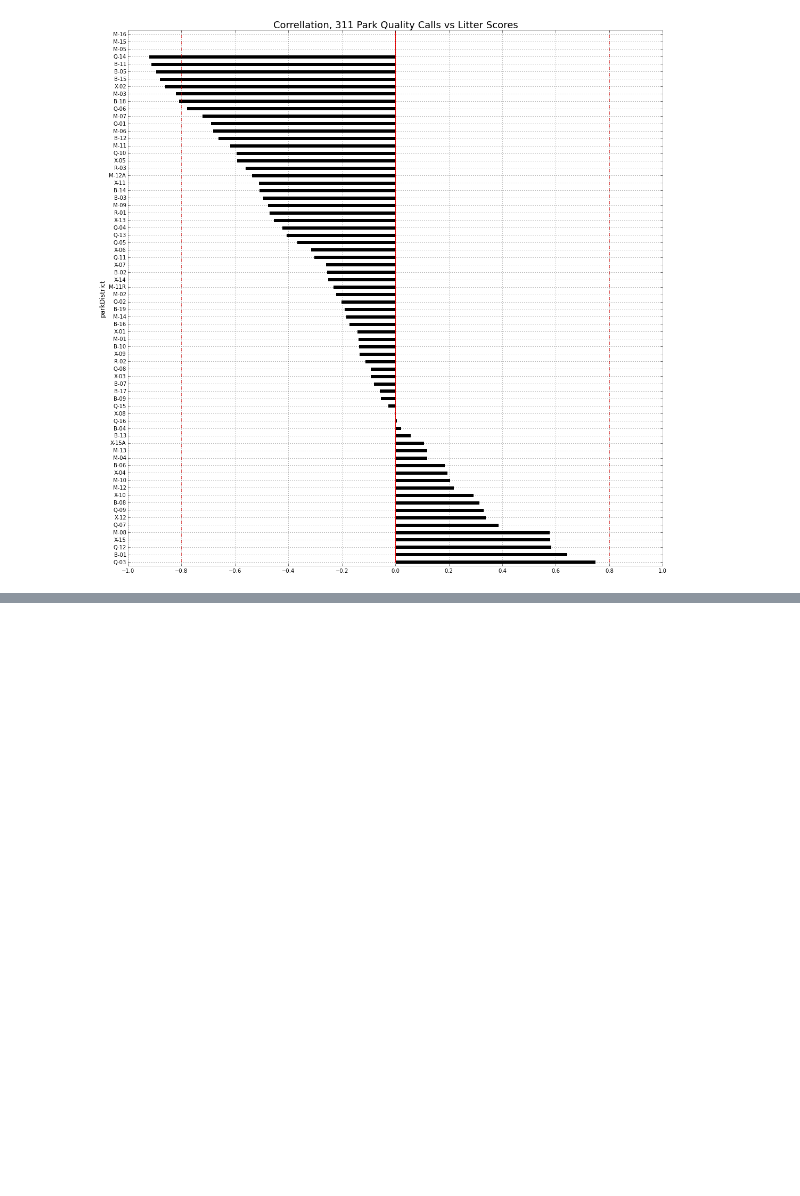
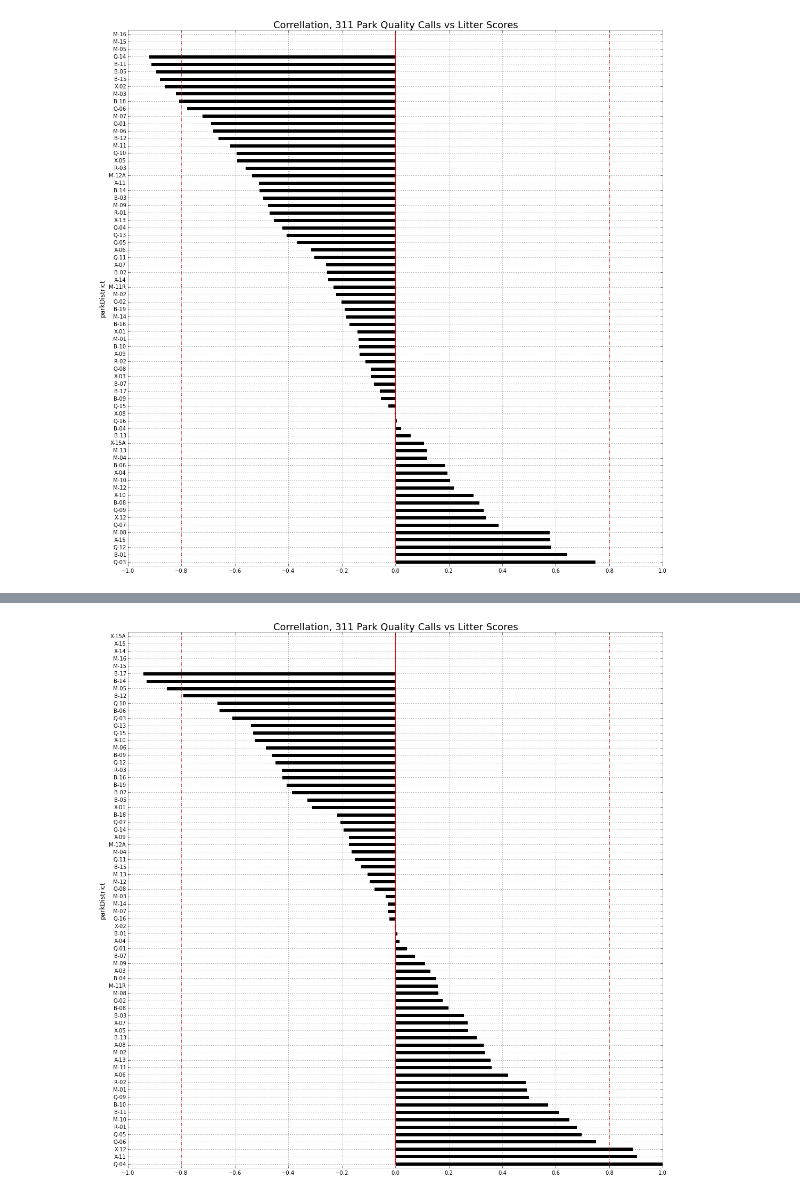
Before and after one commit to gdobler/parqa, a Jupyter notebook: 311/6_Timeseries_corellation.ipynb, the cells around one changed output, grey strips where cells are left out. Cells and saved outputs as stored; diff of their text form; code cells hidden in the pictures; blank space fills up the shorter version.

Commit message:
Graphite and Litter Correlations

```diff
--- a/311/6_Timeseries_corellation.ipynb
+++ b/311/6_Timeseries_corellation.ipynb
@@ -256,0 +259,9 @@ plotCorr(corrLL, title='Correllation, 311 Park Quality Calls vs Litter Scores' )
+# %%
+callsGraphity = pd.read_csv(PARQA + '/parqa/311/TIMESERIES/311_timeseries_graphity.csv').set_index('parkDistrict')
+callsGraphity_n = normalise_timeseries(callsGraphity)
+# %%
+pipGraphity = pd.read_csv(PARQA + '/parqa/311/TIMESERIES/PIP_score_Graffiti_timeseries.csv')[['District']+ [str(x) for x in xrange(2010,2016)]]
+pipGraphity = pipGraphity.rename(columns={'District':'parkDistrict'}).set_index('parkDistrict')
+pipGraphity = normalise_timeseries(pipGraphity)
+# %%
+corrGG = callsGraphity_n.corrwith(pipGraphity, axis=1)
@@ -256,0 +280,4 @@ plotCorr(corrLL, title='Correllation, 311 Park Quality Calls vs Litter Scores' )
+# %%
+plotCorr(corrGG, title='Correllation, 311 Park Quality Calls vs Litter Scores' )
+# %% [output]
+[figure, added]
```
Also changed, not shown: parts of 2 cells of this notebook, 1 other file.
